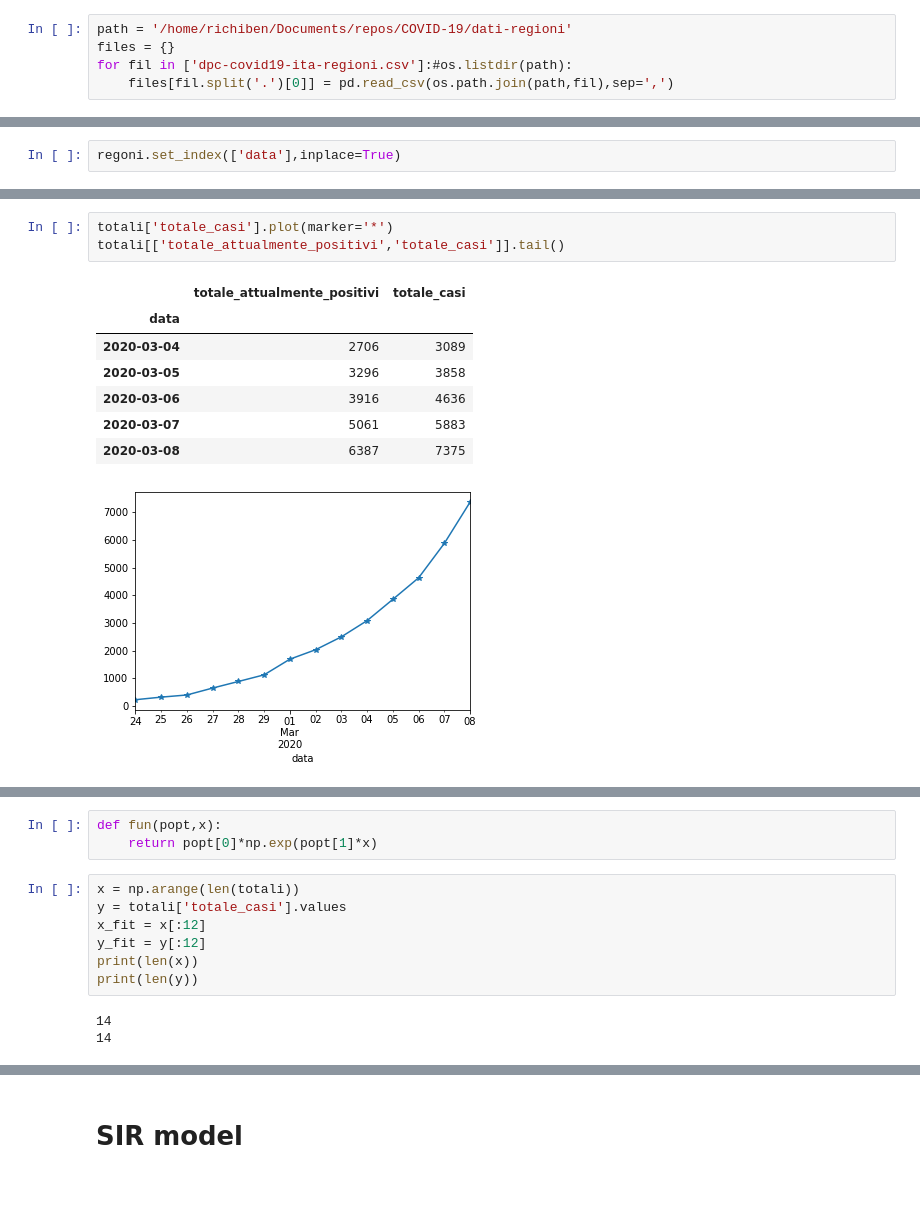
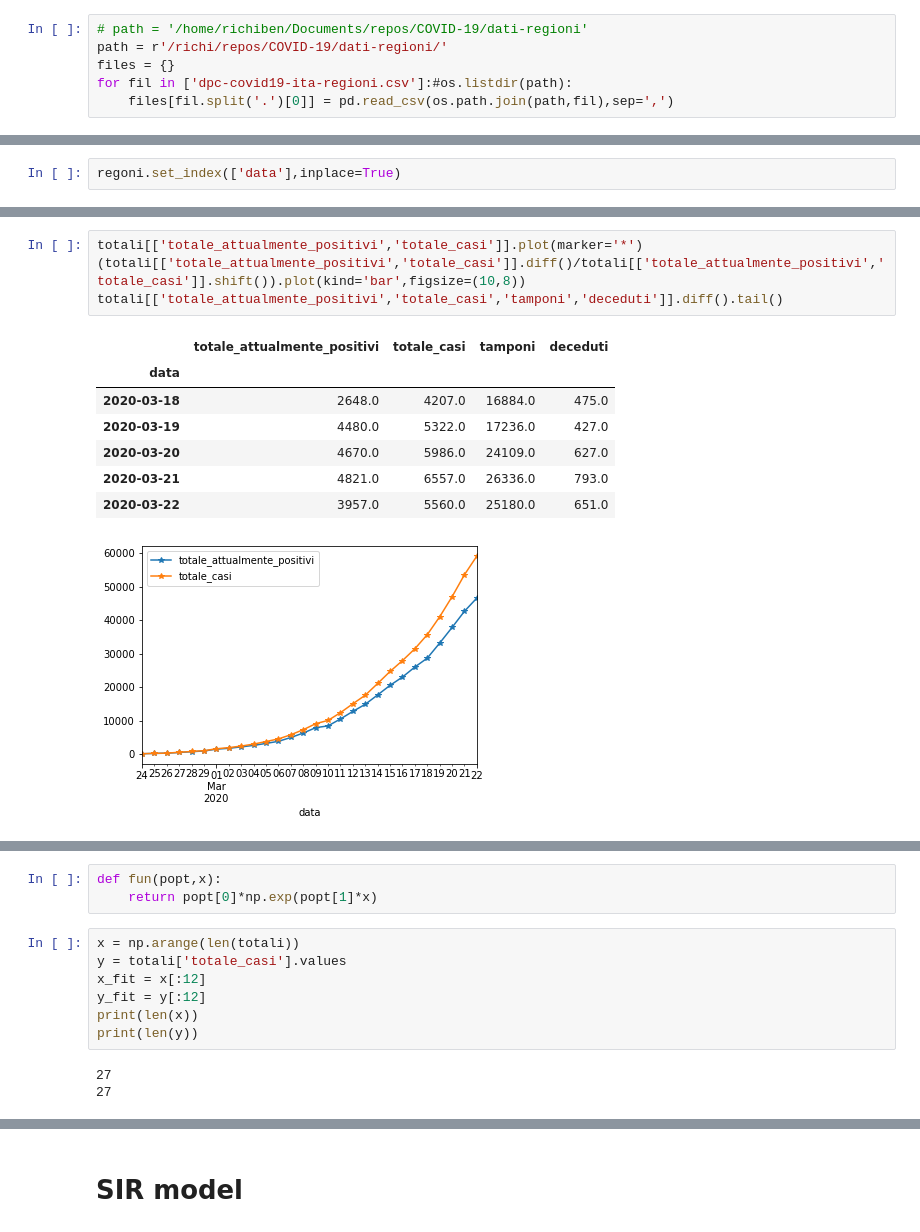
Before and after one commit to richiben93/misc, a Jupyter notebook: cov19_anal.ipynb, the cells around one changed output, grey strips where cells are left out. Drawn from its saved outputs; the diff is of its cells as text; blank space fills up the shorter version.

```diff
--- a/cov19_anal.ipynb
+++ b/cov19_anal.ipynb
@@ -9,5 +10,6 @@ import scipy
 # %%
-path = '/home/richiben/Documents/repos/COVID-19/dati-regioni'
+# path = '/home/richiben/Documents/repos/COVID-19/dati-regioni'
+path = r'/richi/repos/COVID-19/dati-regioni/'
 files = {}
 for fil in ['dpc-covid19-ita-regioni.csv']:#os.listdir(path):
     files[fil.split('.')[0]] = pd.read_csv(os.path.join(path,fil),sep=',')
@@ -27,12 +57,13 @@ totali = regoni.groupby(pd.Grouper(freq='1d'))[regoni.columns[5:]].sum()
 # %%
-totali['totale_casi'].plot(marker='*')
-totali[['totale_attualmente_positivi','totale_casi']].tail()
+totali[['totale_attualmente_positivi','totale_casi']].plot(marker='*')
+(totali[['totale_attualmente_positivi','totale_casi']].diff()/totali[['totale_attualmente_positivi','totale_casi']].shift()).plot(kind='bar',figsize=(10,8))
+totali[['totale_attualmente_positivi','totale_casi','tamponi','deceduti']].diff().tail()
 # %% [output]
-|  | totale_attualmente_positivi | totale_casi |
-| data |  |  |
-| 2020-03-04 | 2706 | 3089 |
-| 2020-03-05 | 3296 | 3858 |
-| 2020-03-06 | 3916 | 4636 |
-| 2020-03-07 | 5061 | 5883 |
-| 2020-03-08 | 6387 | 7375 |
+|  | totale_attualmente_positivi | totale_casi | tamponi | deceduti |
+| data |  |  |  |  |
+| 2020-03-18 | 2648.0 | 4207.0 | 16884.0 | 475.0 |
+| 2020-03-19 | 4480.0 | 5322.0 | 17236.0 | 427.0 |
+| 2020-03-20 | 4670.0 | 5986.0 | 24109.0 | 627.0 |
+| 2020-03-21 | 4821.0 | 6557.0 | 26336.0 | 793.0 |
+| 2020-03-22 | 3957.0 | 5560.0 | 25180.0 | 651.0 |
-[figure, old version]
+[figure, new version]
@@ -47,8 +79,8 @@ y_fit = y[:12]
 print(len(x))
 print(len(y))
 # %% [output]
-14
-14
+27
+27
 # %%
 popt,pcov = scipy.optimize.curve_fit(lambda t,a,b: fun((a,b),t),  x_fit,  y_fit,p0=(4, 0.1))
 print('popt: ', popt)
```
Also changed, not shown: parts of 16 cells of this notebook.
